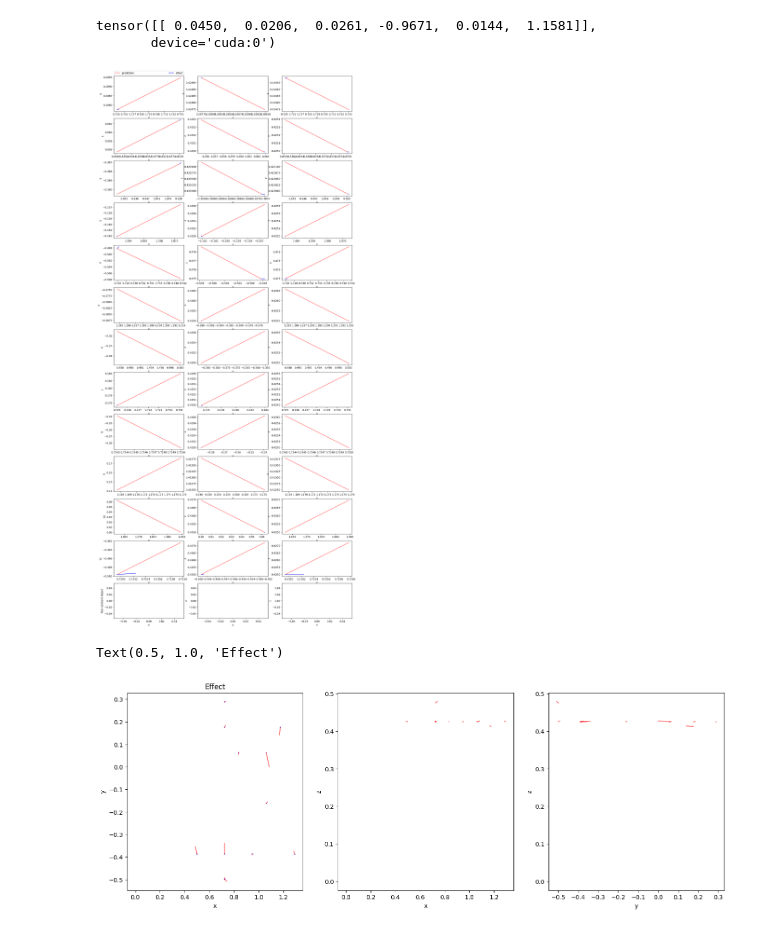
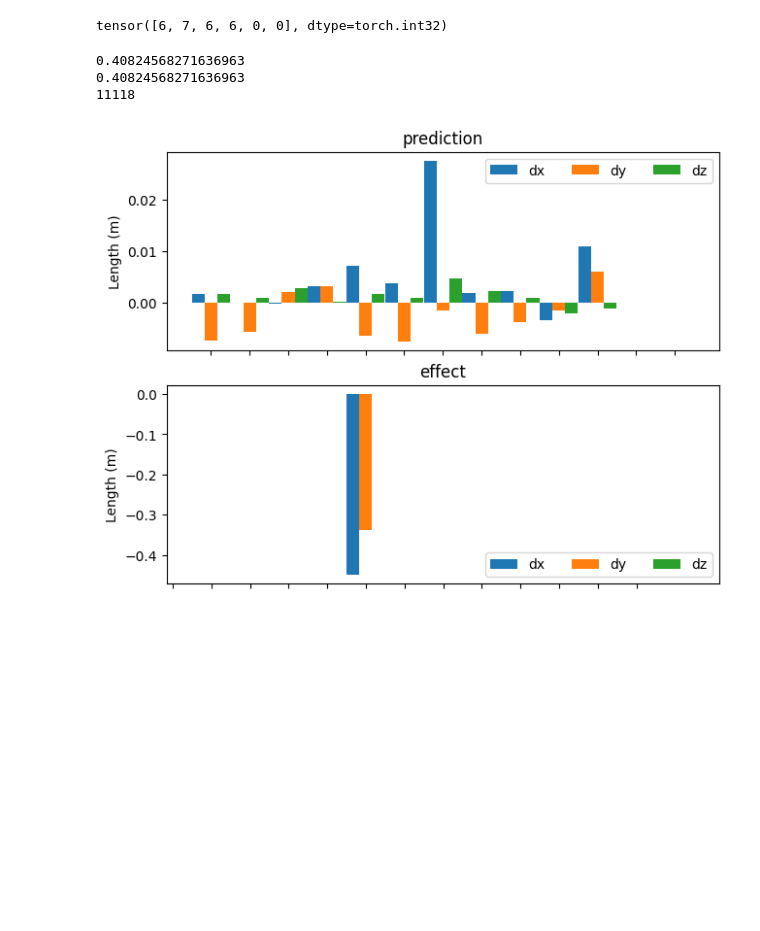
Before and after one commit to mbatuhancelik/deepsym_active_exploration_submission, a Jupyter notebook: visualize_data.ipynb, the cells around one changed output. Cells and saved outputs as stored; diff of their text form; code cells hidden in the pictures; blank space fills up the shorter version.

```diff
--- a/visualize_data.ipynb
+++ b/visualize_data.ipynb
@@ -239,62 +238,19 @@ tensor([[ 1.2825e+00, -1.6108e-01,  4.2499e-01,  1.6881e-04, -3.1176e-06,
-# %%
-pred[:, 1]
-# %% [output]
-tensor([[ 0.0450,  0.0206,  0.0261, -0.9671,  0.0144,  1.1581]],
-       device='cuda:0')
-# %%
-compare_vectors(loss_sorted[1000])
-# %% [output]
-[figure, removed]
-# %%
-
-fig = plt.figure(figsize=(18, 6))
-# ax = fig.add_subplot( projection='3d')
-xy_actual = fig.add_subplot( 1,3,1 , xlabel="x", ylabel="y",)
-xz_actual = fig.add_subplot( 1,3,2 , xlabel="x", ylabel="z",)
-yz_actual = fig.add_subplot( 1,3,3 , xlabel="y", ylabel="z",)
-# xy_pred = fig.add_subplot( 1 3,1,2 , xlabel="x", ylabel="y",)
-# xz_pred = fig.add_subplot( 1 3,1,4 , xlabel="x", ylabel="z",)
-# yz_pred = fig.add_subplot(   3,1,6 , xlabel="y", ylabel="z",)
-
-# xy_actual = fig.add_subplot( 3,2,1 , xlabel="x", ylabel="y" )
-# xy_pred = fig.add_subplot( 3,2,2 , xlabel="x", ylabel="y"  )
-# xz_actual = fig.add_subplot( 3,2,3 , xlabel="x", ylabel="z" )
-# xz_pred = fig.add_subplot( 3,2,4 , xlabel="x", ylabel="z"  )
-# yz_actual = fig.add_subplot( 3,2,5 , xlabel="y", ylabel="z" )
-# yz_pred = fig.add_subplot( 3,2,6 , xlabel="y", ylabel="z"  )
-# xz = fig.add_subplot(2,2,2 , xlabel="x", ylabel="z")
-# yz = fig.add_subplot(2,2,3 , xlabel="y", ylabel="z")
-
-loss = loss_sorted[1000]
-sample = val_set.__getitem__(val_loss[loss])
-pred = predictions[loss][0]
-
-state = sample["state"]
-effect = sample["effect"]
-x, y, z =state[:, 0] ,state[:, 1],state[:, 2]
-u,v,w, u2, v2,w2 = effect[:,0],effect[:,1],effect[:,2],pred[:,0],pred[:,1],pred[:,2]
-
-# x, y, z =[0, 1 , 4] ,[1 , 4 , 5],[ 3.4, 2.1, 1.9]
-# u,v,w, u2, v2,w2 = [1, 0 , 3],[1, 4 , 3],[0,2,4],pred[:,0][:3],pred[:,1][:3],pred[:,2][:3]
-
-for i in range(13):
-    xy_actual.plot([x[i],x[i] + u[i]],[y[i], y[i] + v[i]],color ="b")
-    xy_actual.plot([x[i],x[i] +  u2[i]],[y[i], y[i] + v2[i]],color ="r", alpha = 0.5)
-    yz_actual.plot([y[i],y[i] +  v[i]],[z[i], z[i] + w[i]],color ="b")
-    yz_actual.plot([y[i],y[i] +  v2[i]],[z[i], z[i] + w2[i]],color ="r", alpha = 0.5)
-    xz_actual.plot([x[i],x[i] +  u[i]],[z[i], z[i] + w[i]],color ="b")
-    xz_actual.plot([x[i],x[i] + u2[i]],[z[i], z[i] + w2[i]],color ="r", alpha = 0.5)
-    # xy_pred.quiver(x, y,u2 ,v2,color ="r",scale = 1, scale_units= "xy")
-# xz_actual.quiver(x, z,u ,w,color ="b",scale = 1, scale_units= "xy")
-# xz_pred.quiver(x, z,u2 ,w2,color ="r",scale = 1, scale_units= "xy")
-# yz_actual.quiver(y, z,v ,w,color ="b",scale = 1, scale_units= "xy")
-# yz_pred.quiver(y, z,v2 ,w2,color ="r",scale = 1, scale_units= "xy")
-
-xy_actual.set_title("Effect")
-# xy_pred.set_title("Predictions")
-# %% [output]
-Text(0.5, 1.0, 'Effect')
-[figure, removed]
+# %%
+val_set.action[index]
+# %% [output]
+tensor([6, 7, 6, 6, 0, 0], dtype=torch.int32)
+# %%
+index = 2607
+print(loss_sorted[index])
+plot_prediction_effect_ds(loss_sorted[index])
+# visualize_ds(loss_sorted[index])
+# compare_vectors(loss_sorted[index])
+replay(index, val_set)
+# %% [output]
+0.40824568271636963
+0.40824568271636963
+11118
+[figure, added]
 # %%
 
 fig = plt.figure(figsize=( 17, 39))
```
Also changed, not shown: parts of 22 cells of this notebook.
